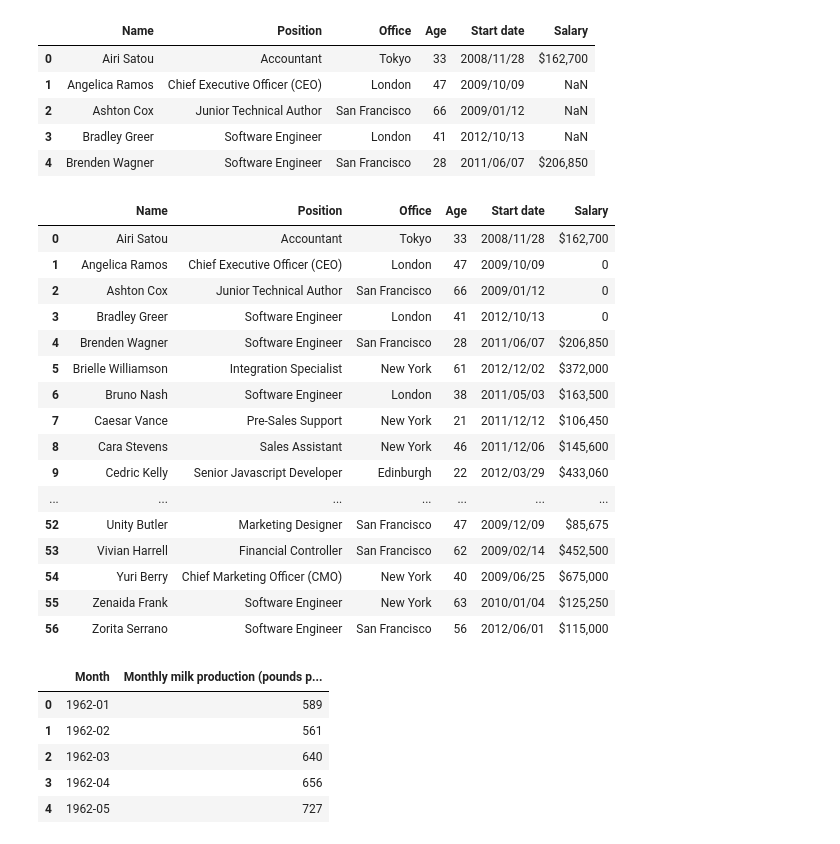
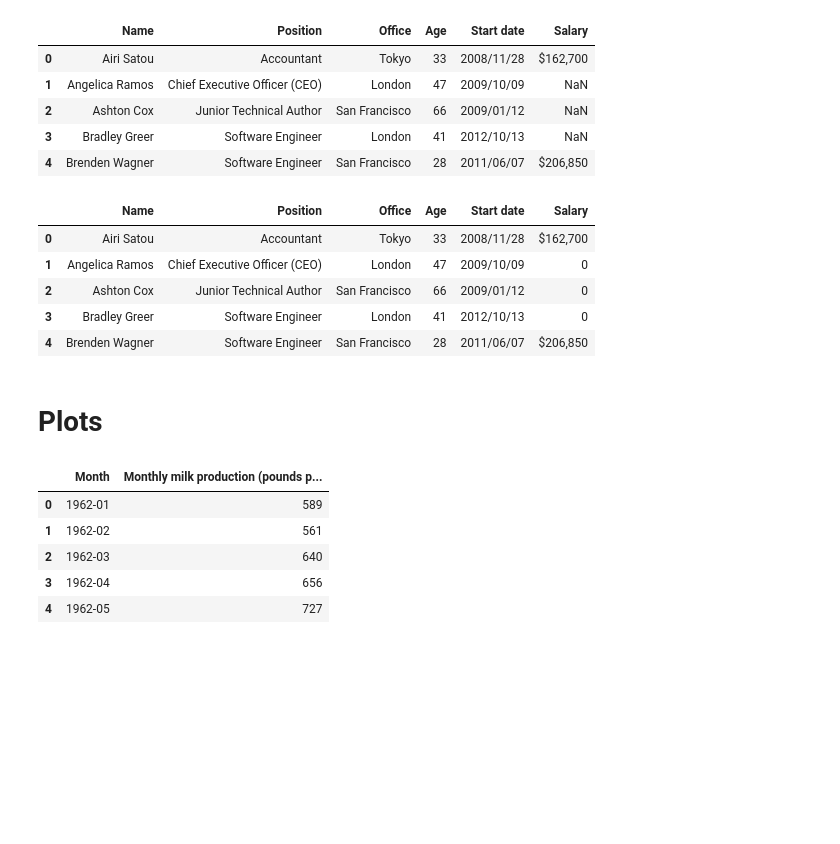
Before and after one commit to udaytak/DataScience-Basics, a Jupyter notebook: 02_Basic Data Operations.ipynb, the cells around one changed output. Saved outputs shown, nothing was run; the diff lists cells and outputs as text; code cells hidden in the pictures; blank space fills up the shorter version.

Commit message:
plots, joins

```diff
--- a/02_Basic Data Operations.ipynb
+++ b/02_Basic Data Operations.ipynb
@@ -926,23 +926,14 @@ employee.head()
 | 3 | Bradley Greer | Software Engineer | London | 41 | 2012/10/13 | NaN |
 | 4 | Brenden Wagner | Software Engineer | San Francisco | 28 | 2011/06/07 | $206,850 |
 # %%
-(employee.fillna(0).head
+employee.fillna(0).head()
 # %% [output]
 |  | Name | Position | Office | Age | Start date | Salary |
 | 0 | Airi Satou | Accountant | Tokyo | 33 | 2008/11/28 | $162,700 |
 | 1 | Angelica Ramos | Chief Executive Officer (CEO) | London | 47 | 2009/10/09 | 0 |
 | 2 | Ashton Cox | Junior Technical Author | San Francisco | 66 | 2009/01/12 | 0 |
 | 3 | Bradley Greer | Software Engineer | London | 41 | 2012/10/13 | 0 |
 | 4 | Brenden Wagner | Software Engineer | San Francisco | 28 | 2011/06/07 | $206,850 |
-| 5 | Brielle Williamson | Integration Specialist | New York | 61 | 2012/12/02 | $372,000 |
-| 6 | Bruno Nash | Software Engineer | London | 38 | 2011/05/03 | $163,500 |
-| 7 | Caesar Vance | Pre-Sales Support | New York | 21 | 2011/12/12 | $106,450 |
-| 8 | Cara Stevens | Sales Assistant | New York | 46 | 2011/12/06 | $145,600 |
-| 9 | Cedric Kelly | Senior Javascript Developer | Edinburgh | 22 | 2012/03/29 | $433,060 |
-| ... | ... | ... | ... | ... | ... | ... |
-| 52 | Unity Butler | Marketing Designer | San Francisco | 47 | 2009/12/09 | $85,675 |
-| 53 | Vivian Harrell | Financial Controller | San Francisco | 62 | 2009/02/14 | $452,500 |
-| 54 | Yuri Berry | Chief Marketing Officer (CMO) | New York | 40 | 2009/06/25 | $675,000 |
-| 55 | Zenaida Frank | Software Engineer | New York | 63 | 2010/01/04 | $125,250 |
-| 56 | Zorita Serrano | Software Engineer | San Francisco | 56 | 2012/06/01 | $115,000 |
+# %% [markdown]
+# Plots
 # %%
```
Also changed, not shown: parts of 9 cells of this notebook.
